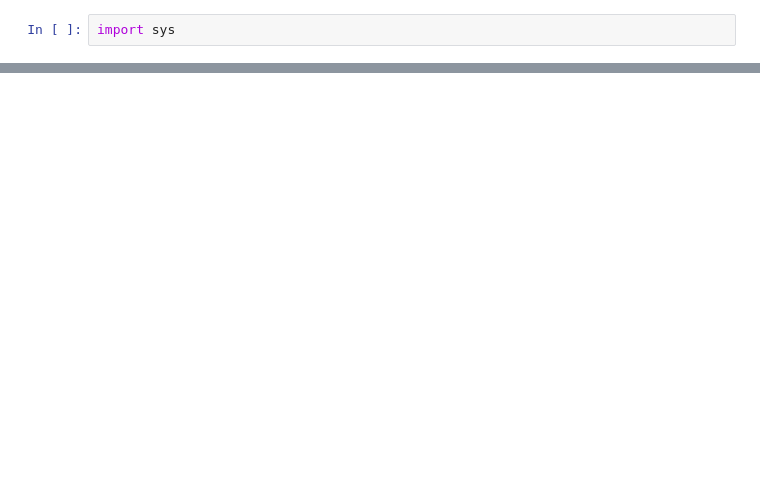
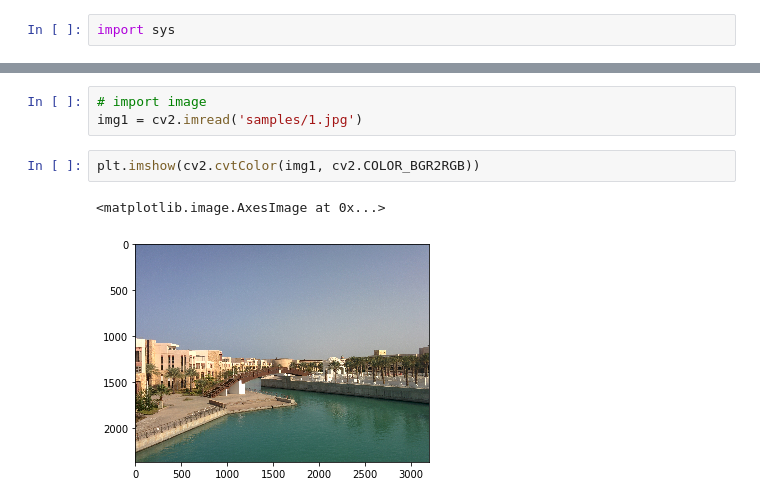
Before and after one commit to sicktastic/opencsv-playground, a Jupyter notebook: panorama/Panaroma - Python 2.ipynb, the cells around one changed output, grey strips where cells are left out. Cells and saved outputs as stored; diff of their text form; blank space fills up the shorter version.

Commit message:
Add sample images

```diff
--- a/panorama/Panaroma - Python 2.ipynb
+++ b/panorama/Panaroma - Python 2.ipynb
@@ -82,0 +8,8 @@ AttributeError: 'module' object has no attribute 'ORB'
+# %%
+# import image
+img1 = cv2.imread('samples/1.jpg')
+# %%
+plt.imshow(cv2.cvtColor(img1, cv2.COLOR_BGR2RGB))
+# %% [output]
+<matplotlib.image.AxesImage at 0x...>
+[figure, added]
```
Also changed, not shown: parts of 5 cells of this notebook, 4 other files.
